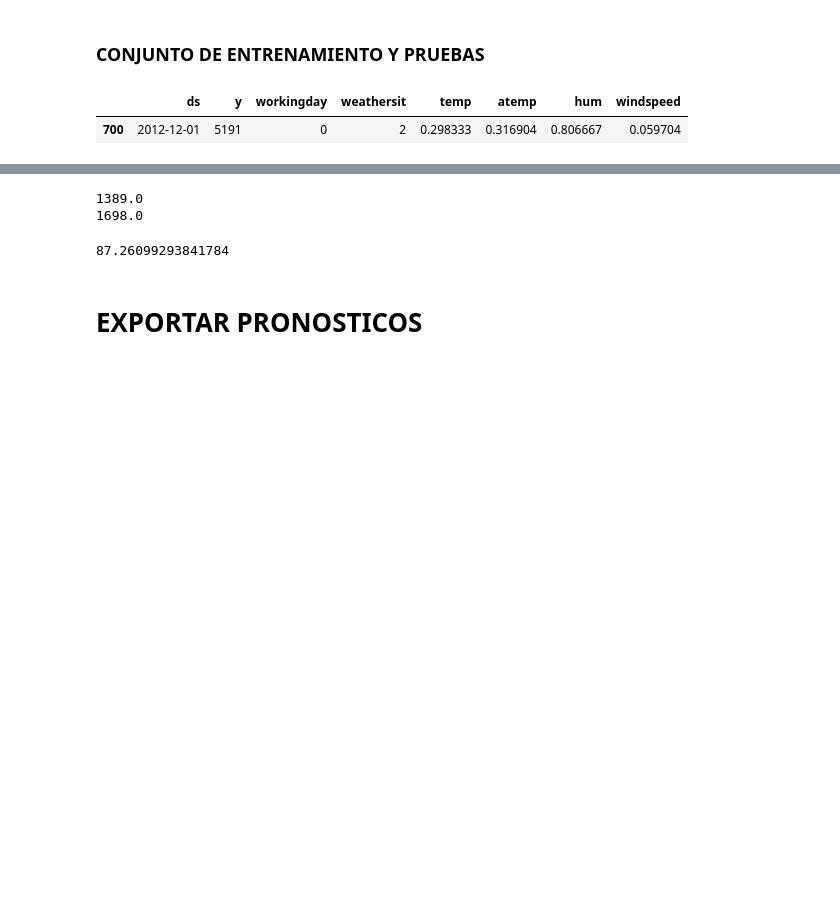
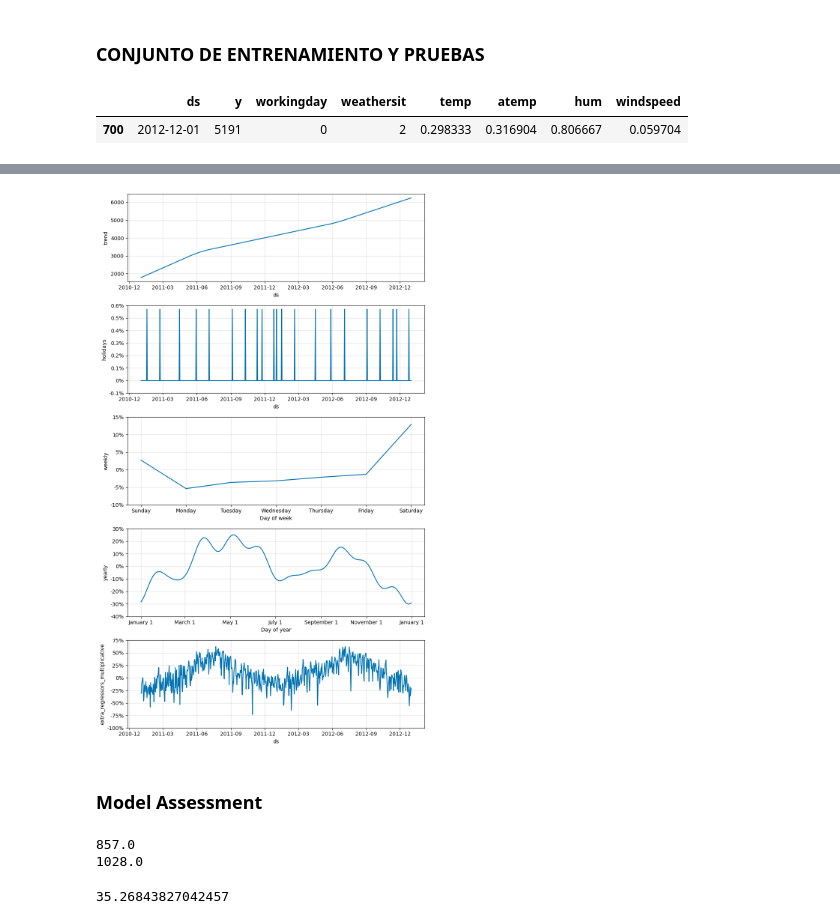
Before and after one commit to leomay282/Modelos-de-Pronosticos-Series-Temporales-Python, a Jupyter notebook: Facebook Prophet/Facebook_Prophet_template.ipynb, the cells around one changed output, grey strips where cells are left out. Cells and saved outputs as stored; diff of their text form; code cells hidden in the pictures; blank space fills up the shorter version.

```diff
--- a/Facebook Prophet/Facebook_Prophet_template.ipynb
+++ b/Facebook Prophet/Facebook_Prophet_template.ipynb
@@ -150,18 +193,23 @@ predictions_X.plot(legend = True)
+# %%
+#plot components
+m.plot_components(forecast);
+# %% [output]
+[figure, added]
+# %% [markdown]
+### Model Assessment
 # %%
 # MAE and RMSE
 from sklearn.metrics import mean_absolute_error, mean_squared_error
-print(round (mean_absolute_error(test_set['y'], predictions_X),0))
-print(round(np.sqrt(mean_squared_error(test_set['y'], predictions_X)), 0))
+print(round (mean_absolute_error(test_set['y'], predictions_prophet),0))
+print(round(np.sqrt(mean_squared_error(test_set['y'], predictions_prophet)), 0))
 # %% [output]
-1389.0
-1698.0
+857.0
+1028.0
 # %%
 # MAPE function
 def MAPE(y_true, y_pred):
     y_true, y_pred = np.array(y_true), np.array(y_pred)
     return np.mean(np.abs((y_true-y_pred) / y_true)) * 100
-MAPE(test_set['y'], predictions_X)
+MAPE(test_set['y'], predictions_prophet)
 # %% [output]
-87.26099293841784
+35.26843827042457
-# %% [markdown]
-# EXPORTAR PRONOSTICOS
```
Also changed, not shown: parts of 31 cells of this notebook, 1 other file.
